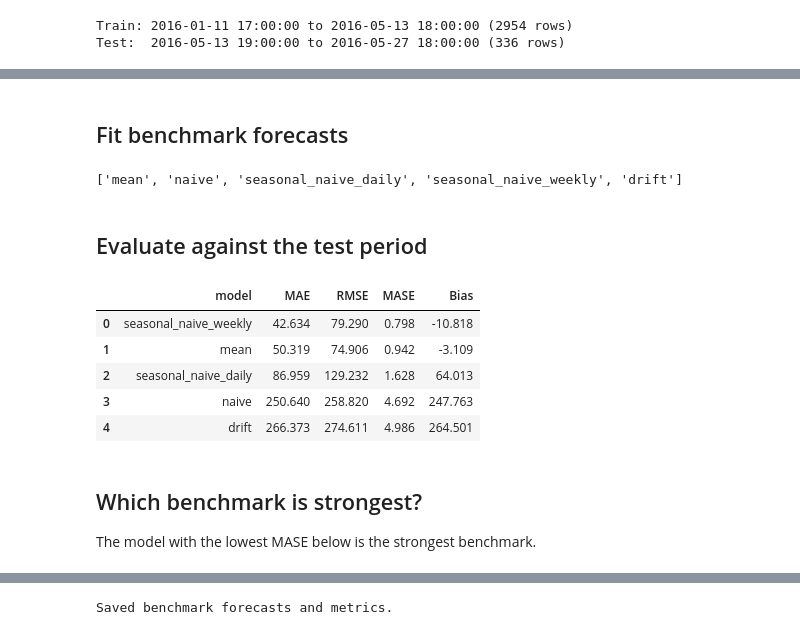
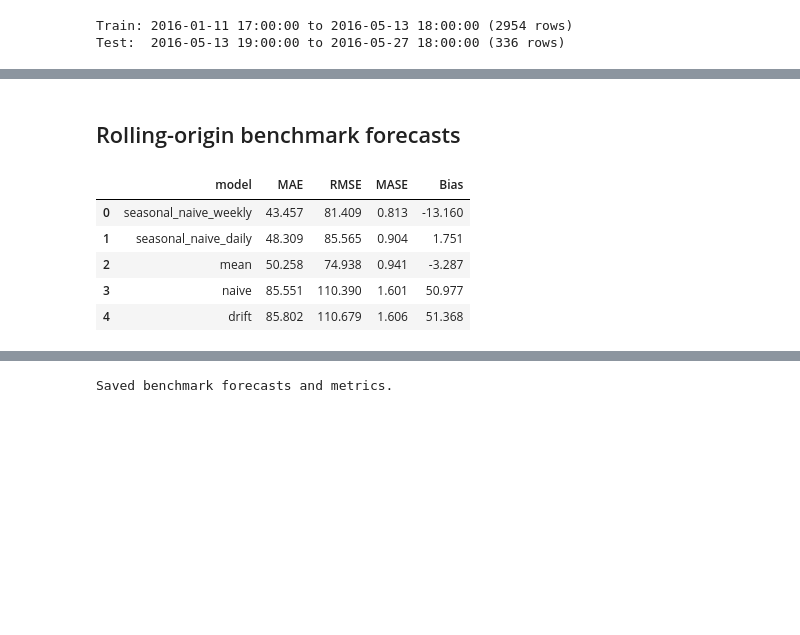
Before and after one commit to adeel-nawaz/appliance-energy-forecasting, a Jupyter notebook: notebooks/03_benchmark_models.ipynb, the cells around one changed output, grey strips where cells are left out. Drawn from its saved outputs; the diff is of its cells as text; code cells hidden in the pictures; blank space fills up the shorter version.

```diff
--- a/notebooks/03_benchmark_models.ipynb
+++ b/notebooks/03_benchmark_models.ipynb
@@ -35,37 +40,30 @@ Test:  2016-05-13 19:00:00 to 2016-05-27 18:00:00 (336 rows)
 # %% [markdown]
-## Fit benchmark forecasts
+## Rolling-origin benchmark forecasts
 # %%
-forecasts = {}
+forecasts = {
+    "mean": backtest.rolling_origin_forecast(
+        benchmarks.mean_forecast, train, test, horizon=config.HORIZON, name="mean"),
+    "naive": backtest.rolling_origin_forecast(
+        benchmarks.naive_forecast, train, test, horizon=config.HORIZON, name="naive"),
+    "seasonal_naive_daily": backtest.rolling_origin_forecast(
+        benchmarks.seasonal_naive_forecast, train, test, horizon=config.HORIZON,
+        name="seasonal_naive_daily", seasonality=config.DAILY_PERIOD),
+    "seasonal_naive_weekly": backtest.rolling_origin_forecast(
+        benchmarks.seasonal_naive_forecast, train, test, horizon=config.HORIZON,
+        name="seasonal_naive_weekly", seasonality=config.WEEKLY_PERIOD),
+    "drift": backtest.rolling_origin_forecast(
+        benchmarks.drift_forecast, train, test, horizon=config.HORIZON, name="drift"),
+}
 
-forecasts["mean"] = benchmarks.mean_forecast(train, horizon, test.index)
-forecasts["naive"] = benchmarks.naive_forecast(train, horizon, test.index)
-forecasts["seasonal_naive_daily"] = benchmarks.seasonal_naive_forecast(
-    train, horizon, test.index, seasonality=config.DAILY_PERIOD
-)
-forecasts["seasonal_naive_weekly"] = benchmarks.seasonal_naive_forecast(
-    train, horizon, test.index, seasonality=config.WEEKLY_PERIOD
-)
-forecasts["drift"] = benchmarks.drift_forecast(train, horizon, test.index)
-
-list(forecasts.keys())
+results_df = evaluation.evaluate_all(forecasts, test, train, seasonality=config.DAILY_PERIOD)
+results_df.round(3)
 # %% [output]
-['mean', 'naive', 'seasonal_naive_daily', 'seasonal_naive_weekly', 'drift']
+|  | model | MAE | RMSE | MASE | Bias |
+| 0 | seasonal_naive_weekly | 43.457 | 81.409 | 0.813 | -13.160 |
+| 1 | seasonal_naive_daily | 48.309 | 85.565 | 0.904 | 1.751 |
+| 2 | mean | 50.258 | 74.938 | 0.941 | -3.287 |
+| 3 | naive | 85.551 | 110.390 | 1.601 | 50.977 |
+| 4 | drift | 85.802 | 110.679 | 1.606 | 51.368 |
-# %% [markdown]
-## Evaluate against the test period
-# %%
-results_df = evaluation.evaluate_all(forecasts, test, train, seasonality=config.DAILY_PERIOD)
-results_df.round(3)
-# %% [output]
-|  | model | MAE | RMSE | MASE | Bias |
-| 0 | seasonal_naive_weekly | 42.634 | 79.290 | 0.798 | -10.818 |
-| 1 | mean | 50.319 | 74.906 | 0.942 | -3.109 |
-| 2 | seasonal_naive_daily | 86.959 | 129.232 | 1.628 | 64.013 |
-| 3 | naive | 250.640 | 258.820 | 4.692 | 247.763 |
-| 4 | drift | 266.373 | 274.611 | 4.986 | 264.501 |
-# %% [markdown]
-## Which benchmark is strongest?
-
-The model with the lowest MASE below is the strongest benchmark.
 # %%
 strongest = results_df.iloc[0]
 print(f"Strongest benchmark: {strongest['model']} (MASE={strongest['MASE']:.3f})")
```
Also changed, not shown: parts of 13 cells of this notebook, 27 other files.
